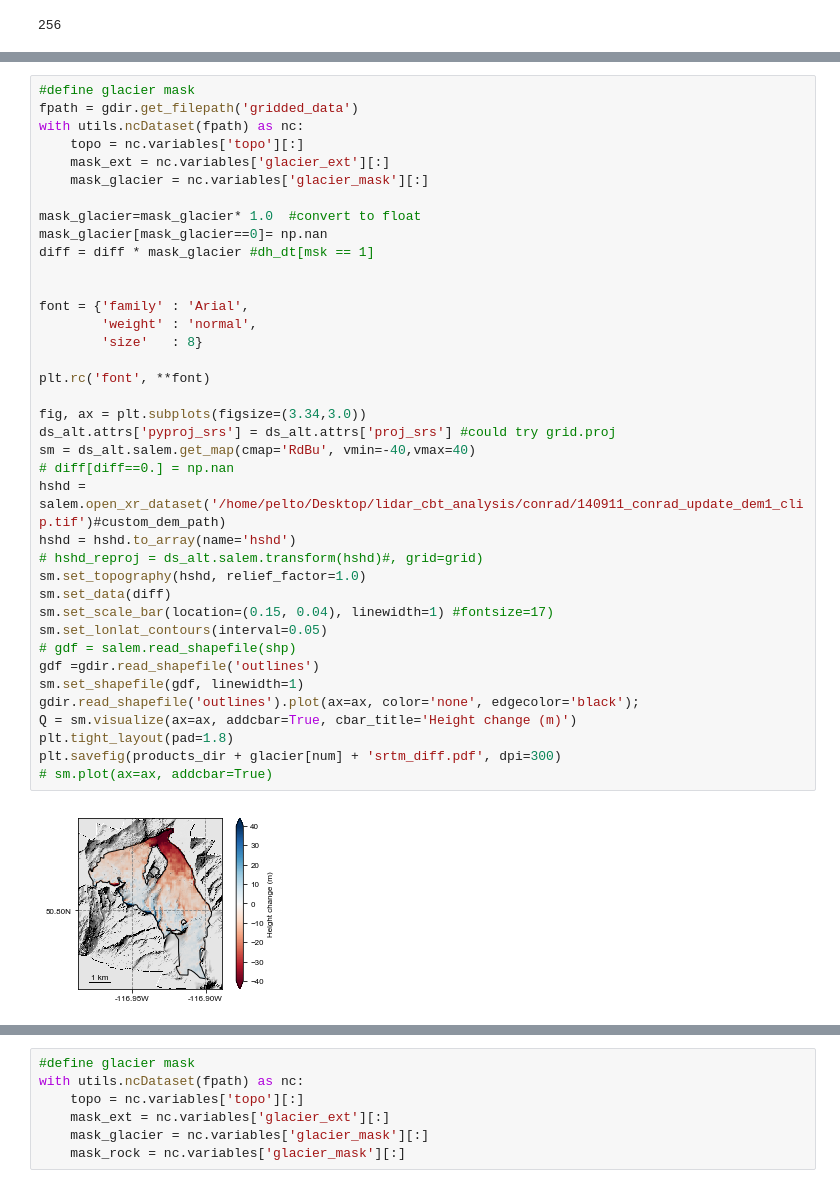
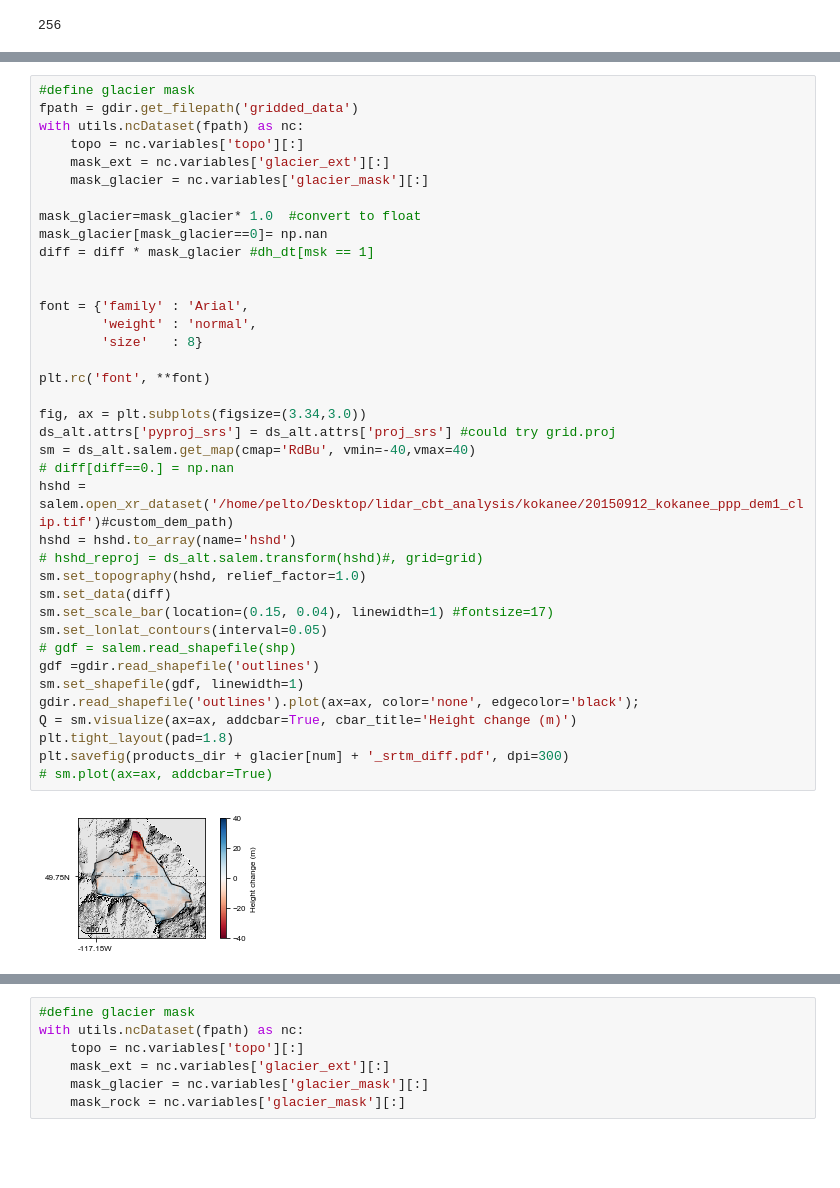
Before and after one commit to bpelto/OGGM-Columbia-Project, a Jupyter notebook: alt_dem_anysite_GPR.ipynb, the cells around one changed output, grey strips where cells are left out. Cells and saved outputs as stored; diff of their text form; blank space fills up the shorter version.

```diff
--- a/alt_dem_anysite_GPR.ipynb
+++ b/alt_dem_anysite_GPR.ipynb
@@ -309,36 +309,36 @@ with utils.ncDataset(fpath) as nc:
 
 mask_glacier=mask_glacier* 1.0  #convert to float
 mask_glacier[mask_glacier==0]= np.nan
 diff = diff * mask_glacier #dh_dt[msk == 1]
 
 
 font = {'family' : 'Arial',
         'weight' : 'normal',
         'size'   : 8}
 
 plt.rc('font', **font)
 
 fig, ax = plt.subplots(figsize=(3.34,3.0))
 ds_alt.attrs['pyproj_srs'] = ds_alt.attrs['proj_srs'] #could try grid.proj
 sm = ds_alt.salem.get_map(cmap='RdBu', vmin=-40,vmax=40)
 # diff[diff==0.] = np.nan
-hshd = salem.open_xr_dataset('/home/pelto/Desktop/lidar_cbt_analysis/conrad/140911_conrad_update_dem1_clip.tif')#custom_dem_path)
+hshd = salem.open_xr_dataset('/home/pelto/Desktop/lidar_cbt_analysis/kokanee/20150912_kokanee_ppp_dem1_clip.tif')#custom_dem_path)
 hshd = hshd.to_array(name='hshd')
 # hshd_reproj = ds_alt.salem.transform(hshd)#, grid=grid)
 sm.set_topography(hshd, relief_factor=1.0)
 sm.set_data(diff)
 sm.set_scale_bar(location=(0.15, 0.04), linewidth=1) #fontsize=17)
 sm.set_lonlat_contours(interval=0.05)
 # gdf = salem.read_shapefile(shp)
 gdf =gdir.read_shapefile('outlines')
 sm.set_shapefile(gdf, linewidth=1)
 gdir.read_shapefile('outlines').plot(ax=ax, color='none', edgecolor='black');
 Q = sm.visualize(ax=ax, addcbar=True, cbar_title='Height change (m)')
 plt.tight_layout(pad=1.8)
-plt.savefig(products_dir + glacier[num] + 'srtm_diff.pdf', dpi=300)
+plt.savefig(products_dir + glacier[num] + '_srtm_diff.pdf', dpi=300)
 # sm.plot(ax=ax, addcbar=True)
 # %% [output]
-[figure, old version]
+[figure, new version]
 # %%
 mfl=gdir.read_pickle('model_flowlines')
 thickness_alt = mfl[-1].surface_h - mfl[-1].bed_h
```
Also changed, not shown: parts of 38 cells of this notebook, 13 other files.
